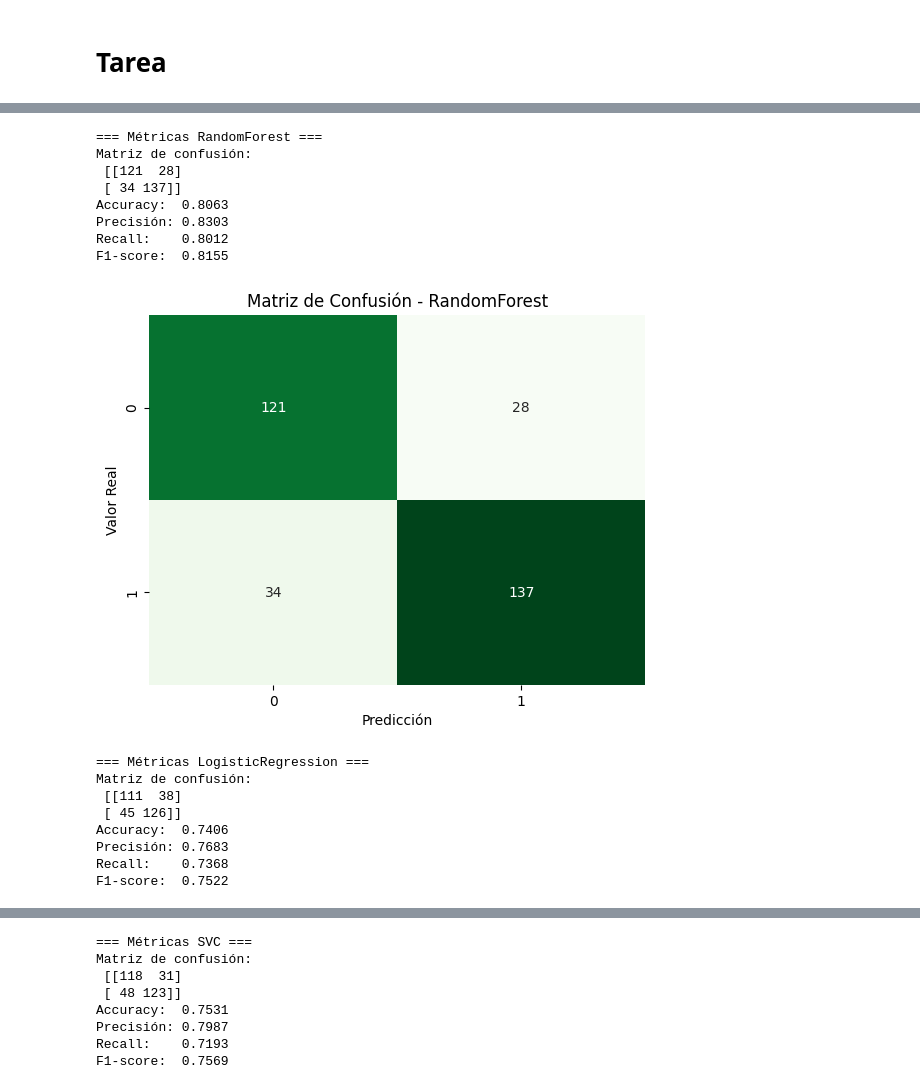
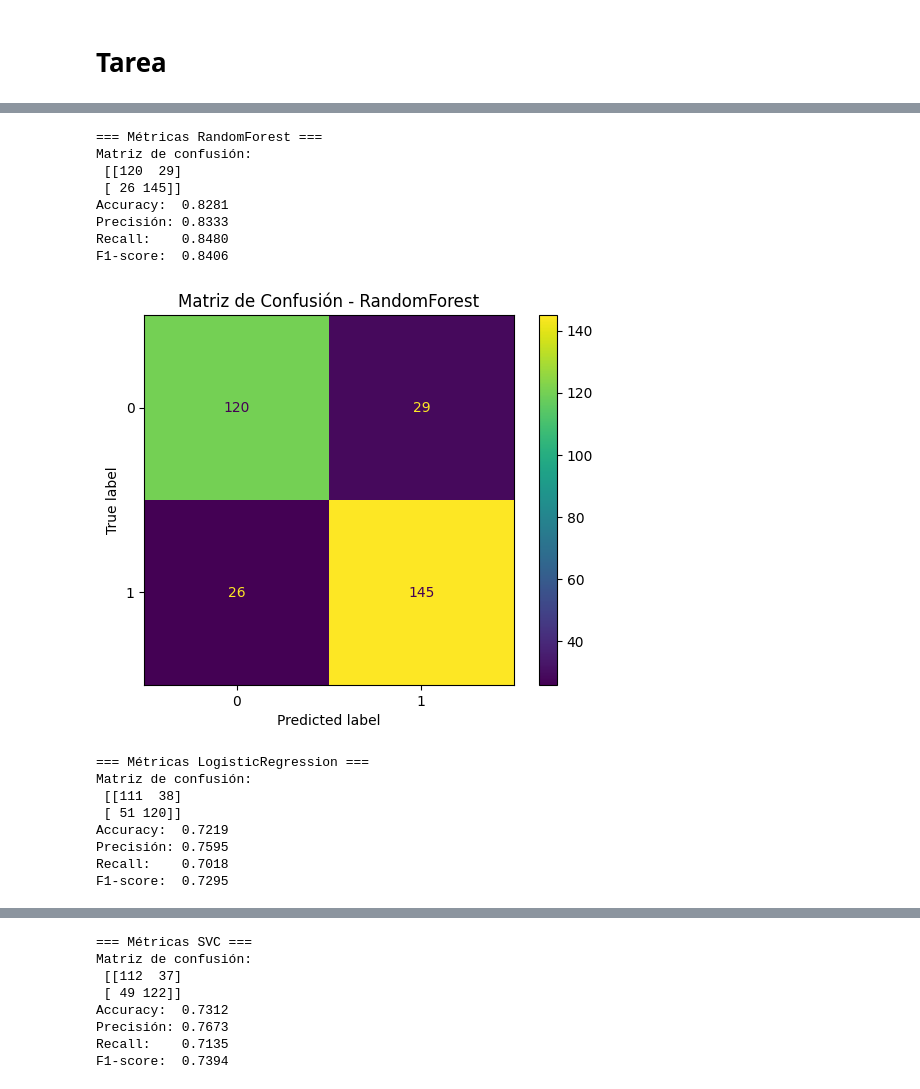
Before and after one commit to MarcosRigal/CNC, a Jupyter notebook: P0/E4.ipynb, the cells around one changed output, grey strips where cells are left out. Cells and saved outputs as stored; diff of their text form; code cells hidden in the pictures.

```diff
--- a/P0/E4.ipynb
+++ b/P0/E4.ipynb
@@ -64,10 +67,10 @@ wine.head()
 | 3 | 11.2 | 0.28 | 0.56 | 1.9 | 0.075 | 17.0 | ... |
 | 4 | 7.4 | 0.70 | 0.00 | 1.9 | 0.076 | 11.0 | ... |
 # %%
-#Guardamos las etiquetas en y
+# Guardamos las etiquetas en y
 y = wine["quality"]
-#Definimos dos etiquetas, calidad > 5 (clase positiva), calidad <= 5 (clase negativa)
-y = (y >5)
-#Eliminamos las etiquetas del data set
-X = wine.drop("quality", axis = 1)
+# Definimos dos etiquetas, calidad > 5 (clase positiva), calidad <= 5 (clase negativa)
+y = y > 5
+# Eliminamos las etiquetas del data set
+X = wine.drop("quality", axis=1)
 # %%
@@ -112,8 +122,3 @@ from sklearn.metrics import confusion_matrix, accuracy_score, precision_score, r
 from sklearn.model_selection import train_test_split
 # %%
-X_train, X_test, y_train, y_test = train_test_split(
-    X, y,
-    test_size=0.2,
-    random_state=42,
-    stratify=y  # Para estratificar
-)
+X_train, X_test, y_train, y_test = train_test_split(X, y, test_size=0.2, stratify=y)
@@ -120,18 +127,18 @@ X_train, X_test, y_train, y_test = train_test_split(
 # %%
 # Definimos los clasificadores base
-rf_clf = RandomForestClassifier(n_estimators=100, random_state=42)
-lr_clf = LogisticRegression(random_state=42, max_iter=1000)
-svc_clf = SVC(kernel='rbf', probability=True, random_state=42)
+rf_clf = RandomForestClassifier(n_estimators=100)
+lr_clf = LogisticRegression(max_iter=1000)
+svc_clf = SVC(kernel="rbf", probability=True)
 
 # Creamos un voting classifier con “hard” o “soft” voting.
 # Usualmente se recomienda 'soft' si los modelos pueden proporcionar probabilidad.
 voting_clf = VotingClassifier(
     estimators=[
-        ('random_forest', rf_clf),
-        ('logistic_regression', lr_clf),
-        ('svc', svc_clf)
+        ("random_forest", rf_clf),
+        ("logistic_regression", lr_clf),
+        ("svc", svc_clf),
     ],
-    voting='soft'  # 'hard' o 'soft'
+    voting="soft",  # 'hard' o 'soft'
 )
 
 # Entrenamos el VotingClassifier
@@ -181,48 +181,39 @@ F1-score:  0.7940
 # %%
-modelos = {
-    "RandomForest": rf_clf,
-    "LogisticRegression": lr_clf,
-    "SVC": svc_clf
-}
+modelos = {"RandomForest": rf_clf, "LogisticRegression": lr_clf, "SVC": svc_clf}
 
 for nombre, modelo in modelos.items():
     modelo.fit(X_train, y_train)
     y_pred = modelo.predict(X_test)
 
     cm = confusion_matrix(y_test, y_pred)
     acc = accuracy_score(y_test, y_pred)
     prec = precision_score(y_test, y_pred)
     rec = recall_score(y_test, y_pred)
     f1 = f1_score(y_test, y_pred)
 
     print(f"\n=== Métricas {nombre} ===")
     print("Matriz de confusión:\n", cm)
     print(f"Accuracy:  {acc:.4f}")
     print(f"Precisión: {prec:.4f}")
     print(f"Recall:    {rec:.4f}")
     print(f"F1-score:  {f1:.4f}")
 
-    plt.figure()
-    sns.heatmap(cm, annot=True, fmt='d', cmap='Greens', cbar=False)
-    plt.title(f"Matriz de Confusión - {nombre}")
-    plt.xlabel("Predicción")
-    plt.ylabel("Valor Real")
-    plt.show()
+    ConfusionMatrixDisplay(cm).plot(); plt.title(f"Matriz de Confusión - {nombre}"); plt.show()
 # %% [output]
 === Métricas RandomForest ===
 Matriz de confusión:
- [[121  28]
- [ 34 137]]
-Accuracy:  0.8063
-Precisión: 0.8303
-Recall:    0.8012
-F1-score:  0.8155
+ [[120  29]
+ [ 26 145]]
+Accuracy:  0.8281
+Precisión: 0.8333
+Recall:    0.8480
+F1-score:  0.8406
-[figure, old version]
+[figure, new version]
 === Métricas LogisticRegression ===
 Matriz de confusión:
  [[111  38]
- [ 45 126]]
-Accuracy:  0.7406
-Precisión: 0.7683
-Recall:    0.7368
-F1-score:  0.7522
+ [ 51 120]]
+Accuracy:  0.7219
+Precisión: 0.7595
+Recall:    0.7018
+F1-score:  0.7295
@@ -230,8 +221,8 @@ F1-score:  0.7522
 === Métricas SVC ===
 Matriz de confusión:
- [[118  31]
- [ 48 123]]
-Accuracy:  0.7531
-Precisión: 0.7987
-Recall:    0.7193
-F1-score:  0.7569
+ [[112  37]
+ [ 49 122]]
+Accuracy:  0.7312
+Precisión: 0.7673
+Recall:    0.7135
+F1-score:  0.7394
```
Also changed, not shown: parts of 12 cells of this notebook, 4 other files.
